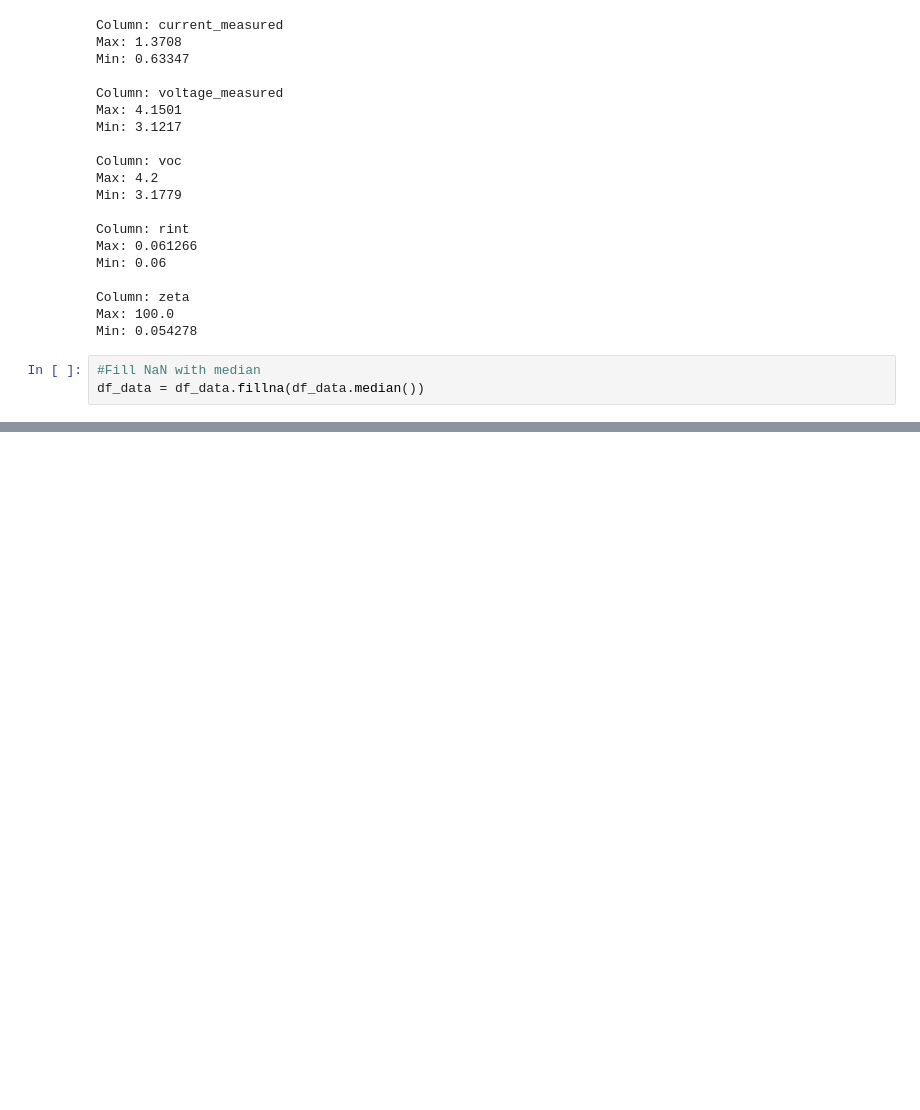
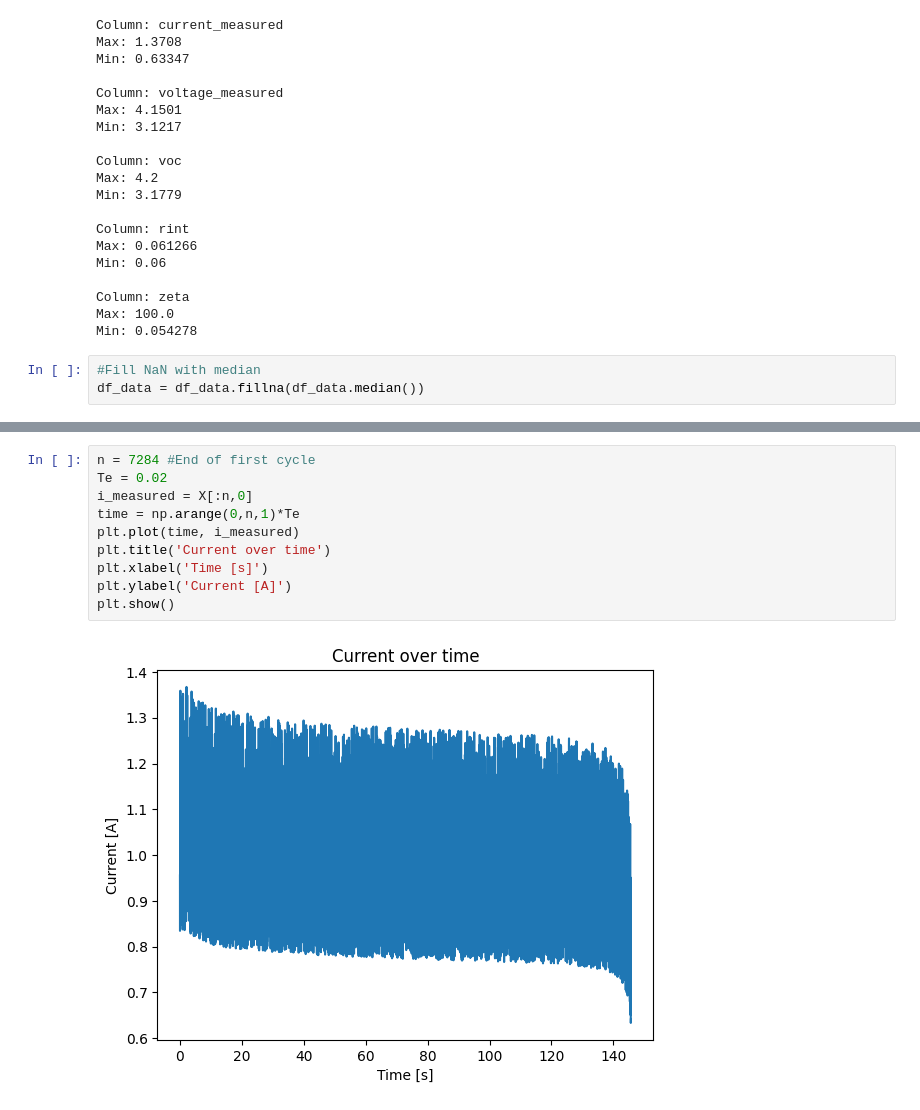
Before and after one commit to douglasmmachado/BatterySoC-Prediction, a Jupyter notebook: NN.ipynb, the cells around one changed output, grey strips where cells are left out. Saved outputs shown, nothing was run; the diff lists cells and outputs as text; blank space fills up the shorter version.

```diff
--- a/NN.ipynb
+++ b/NN.ipynb
@@ -93,0 +91,12 @@ X = np.stack((I, V), axis=1)
+# %%
+n = 7284 #End of first cycle
+Te = 0.02
+i_measured = X[:n,0]
+time = np.arange(0,n,1)*Te
+plt.plot(time, i_measured)
+plt.title('Current over time')
+plt.xlabel('Time [s]')
+plt.ylabel('Current [A]')
+plt.show()
+# %% [output]
+[figure, added]
```
Also changed, not shown: parts of 20 cells of this notebook.
